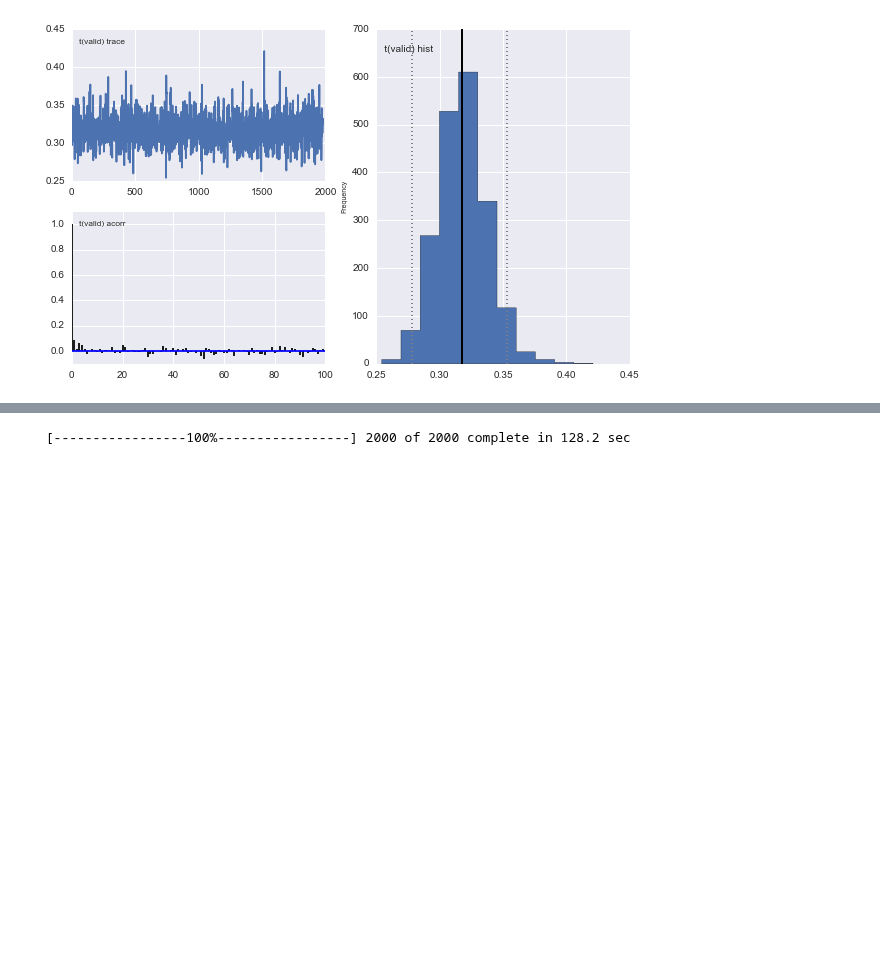
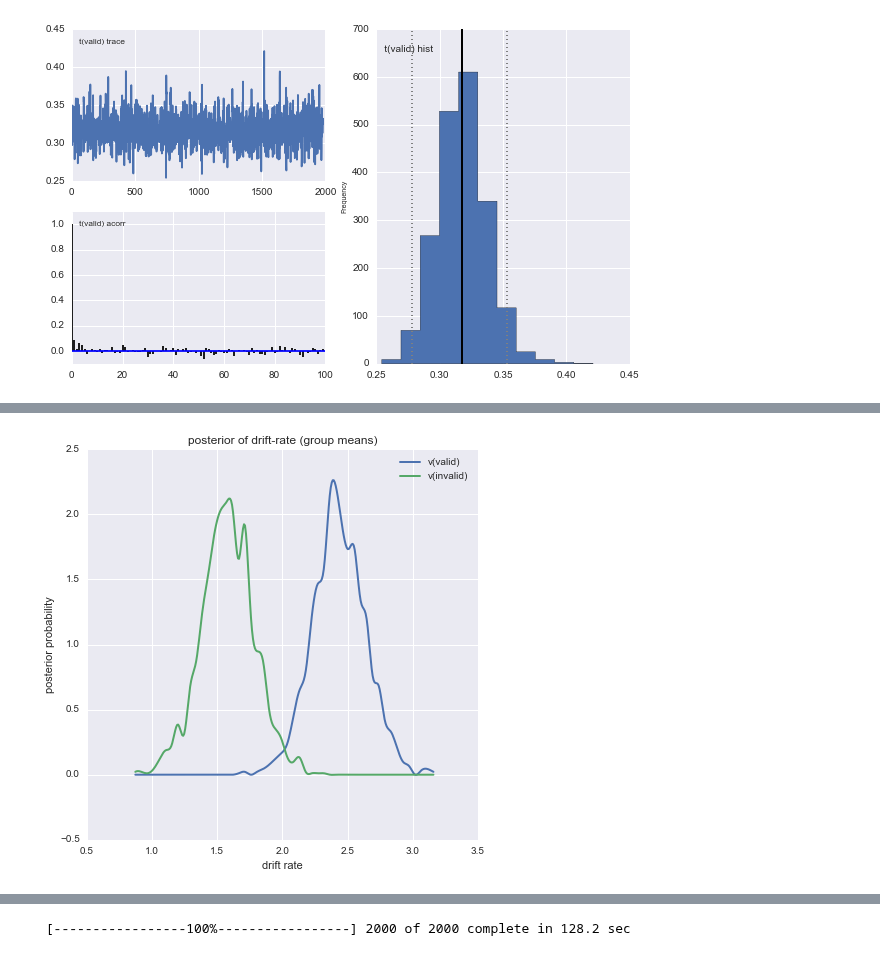
Before and after one commit to Nian-Jingqing/AttentionSaccade, a Jupyter notebook: AttentionSaccade_DiffusionModelling.ipynb, the cells around one changed output, grey strips where cells are left out. Cells and saved outputs as stored; diff of their text form; code cells hidden in the pictures; blank space fills up the shorter version.

```diff
--- a/AttentionSaccade_DiffusionModelling.ipynb
+++ b/AttentionSaccade_DiffusionModelling.ipynb
@@ -215,0 +220,11 @@ hddm.analyze.plot_posterior_nodes([t_valid, t_invalid]) #non-decision time
+# %%
+#plot drift rate posterior distribution
+plt.rcParams['figure.figsize'] = (7,7)
+plt.rc('font', size=20)
+hddm.analyze.plot_posterior_nodes([v_valid, v_invalid])
+plt.ylabel('posterior probability')
+plt.xlabel('drift rate')
+plt.title('posterior of drift-rate (group means)')
+plt.savefig('posterior_groupmeans_driftrate.png')
+# %% [output]
+[figure, added]
```
Also changed, not shown: parts of 6 cells of this notebook.
